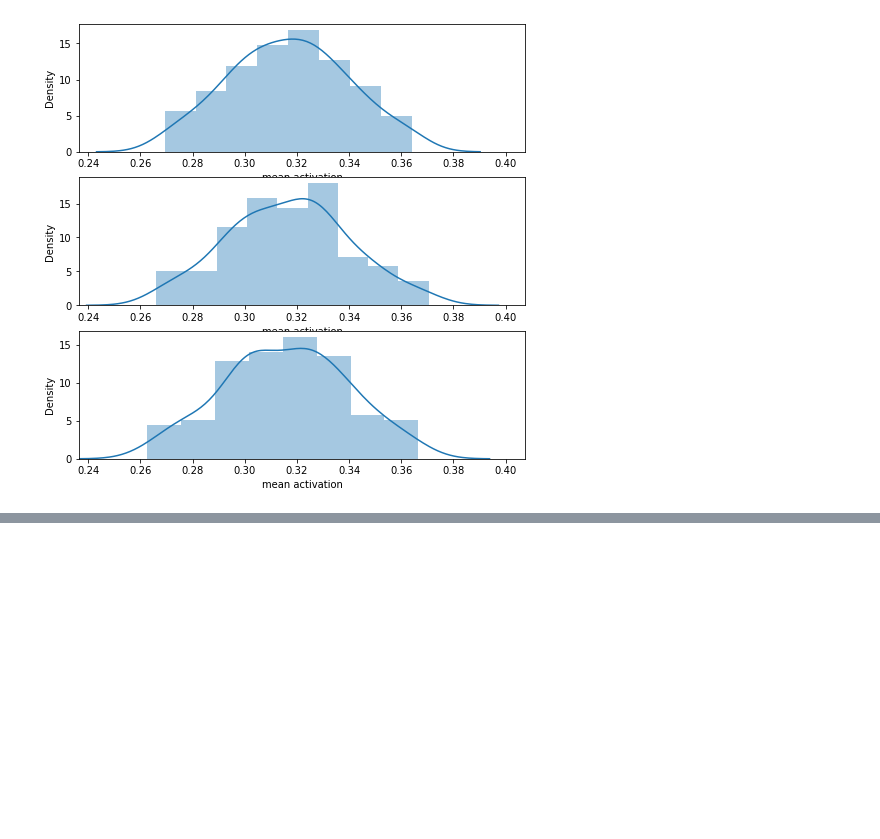
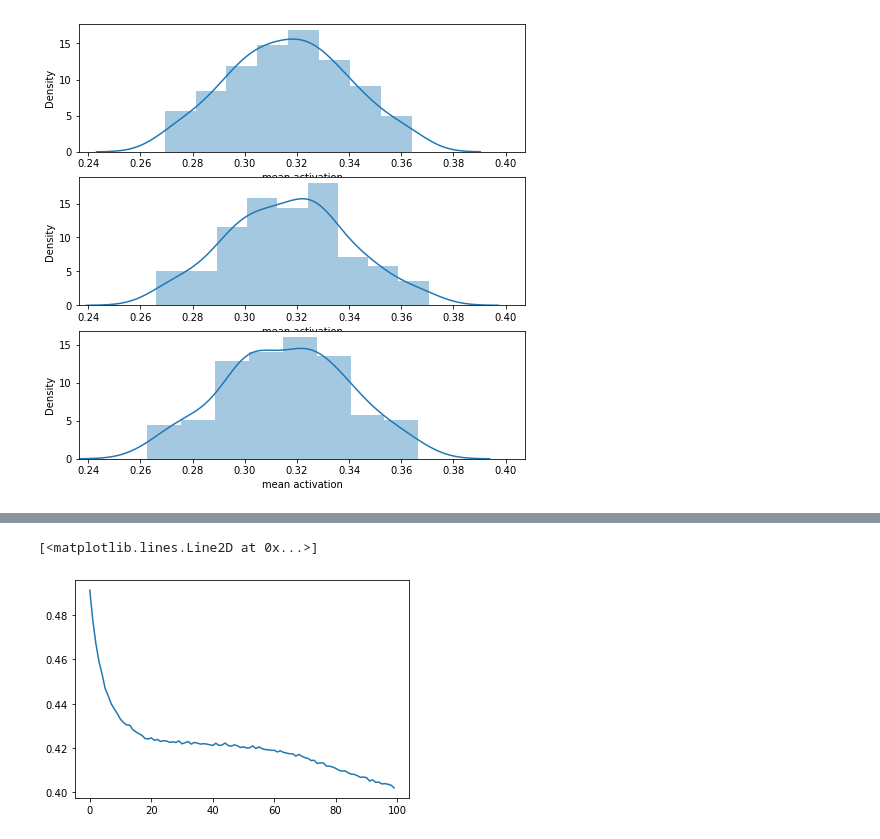
Before and after one commit to casperpeters/intern, a Jupyter notebook: notebooks/Poisson Time-shifted data/Sampling and transition rates.ipynb, the cells around one changed output, grey strips where cells are left out. Cells and saved outputs as stored; diff of their text form; code cells hidden in the pictures; blank space fills up the shorter version.

```diff
--- a/notebooks/Poisson Time-shifted data/Sampling and transition rates.ipynb
+++ b/notebooks/Poisson Time-shifted data/Sampling and transition rates.ipynb
@@ -147,3 +163,7 @@ rtrbm_data_nsr.learn(n_epochs=100, batchsize=10, lr=1e-4)
 # %%
-rtrbm_data_nsr1 = RTRBM(data, N_H=6, device='cpu')
+rtrbm_data_nsr1 = RTRBM(data_nsr1, N_H=6, device='cpu')
 rtrbm_data_nsr1.learn(n_epochs=100, batchsize=10, lr=1e-4)
+plt.plot(rtrbm_data_nsr1.errors)
+# %% [output]
+[<matplotlib.lines.Line2D at 0x...>]
+[figure, added]
```
Also changed, not shown: parts of 9 cells of this notebook, 1 other file.
